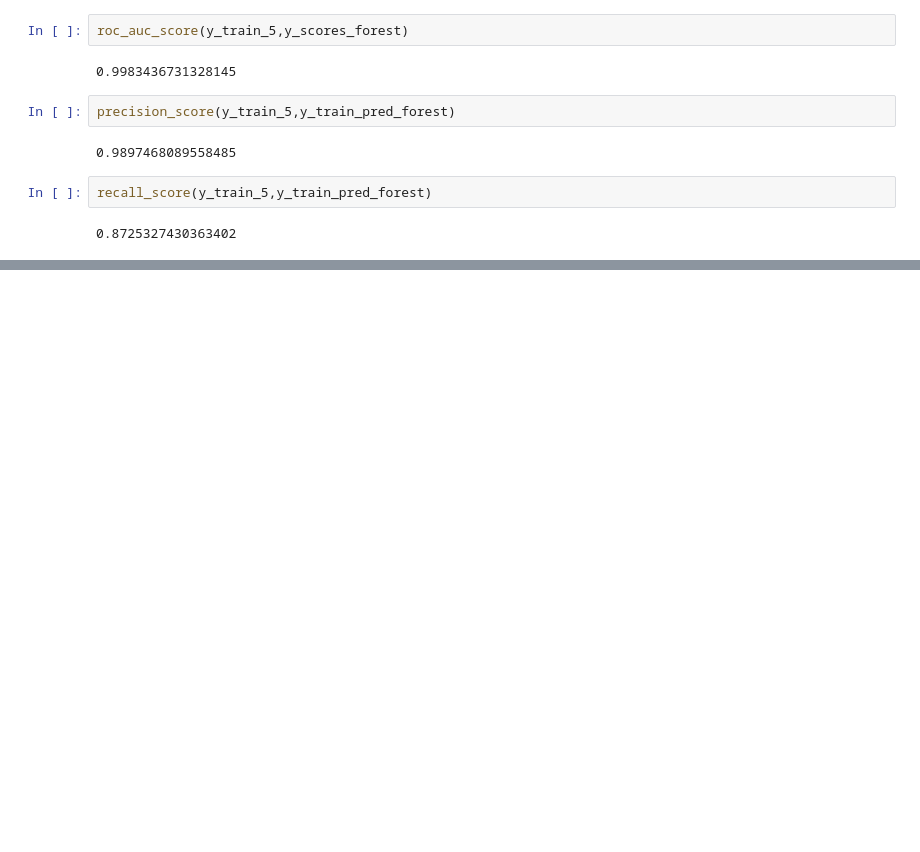
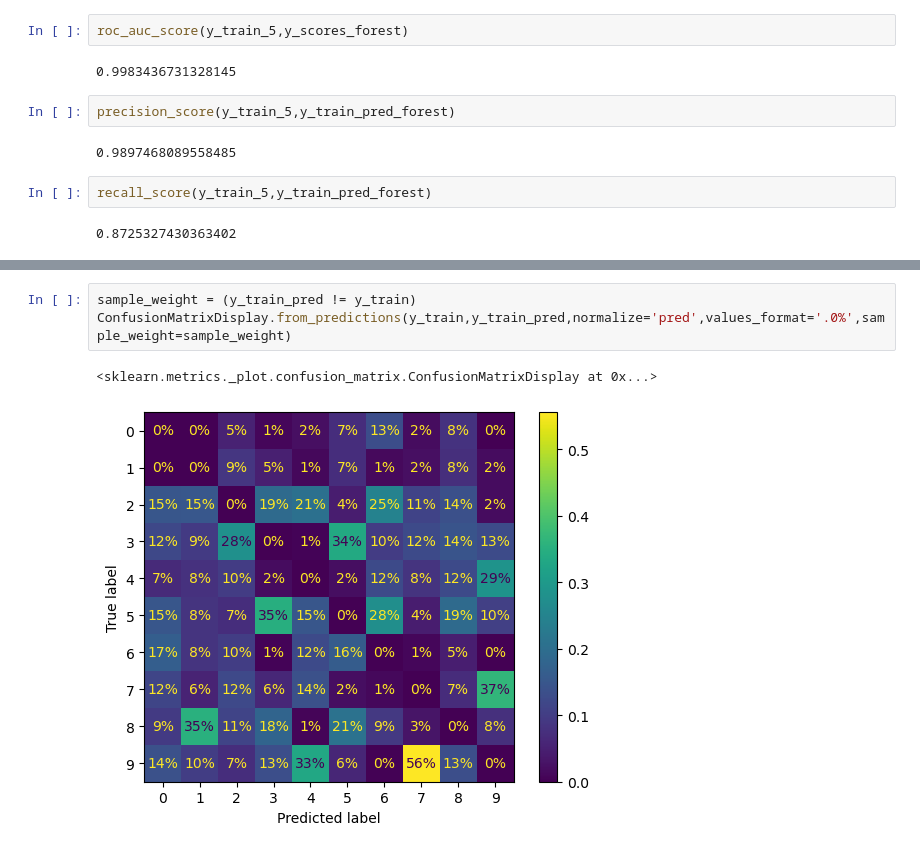
Before and after one commit to akshatkhatri/Machine_learning_playground, a Jupyter notebook: Chapter_3_geron/classification.ipynb, the cells around one changed output, grey strips where cells are left out. Cells and saved outputs as stored; diff of their text form; blank space fills up the shorter version.

```diff
--- a/Chapter_3_geron/classification.ipynb
+++ b/Chapter_3_geron/classification.ipynb
@@ -302,0 +373,6 @@ recall_score(y_train_5,y_train_pred_forest)
+# %%
+sample_weight = (y_train_pred != y_train)
+ConfusionMatrixDisplay.from_predictions(y_train,y_train_pred,normalize='pred',values_format='.0%',sample_weight=sample_weight)
+# %% [output]
+<sklearn.metrics._plot.confusion_matrix.ConfusionMatrixDisplay at 0x...>
+[figure, added]
```
Also changed, not shown: parts of 20 cells of this notebook.
